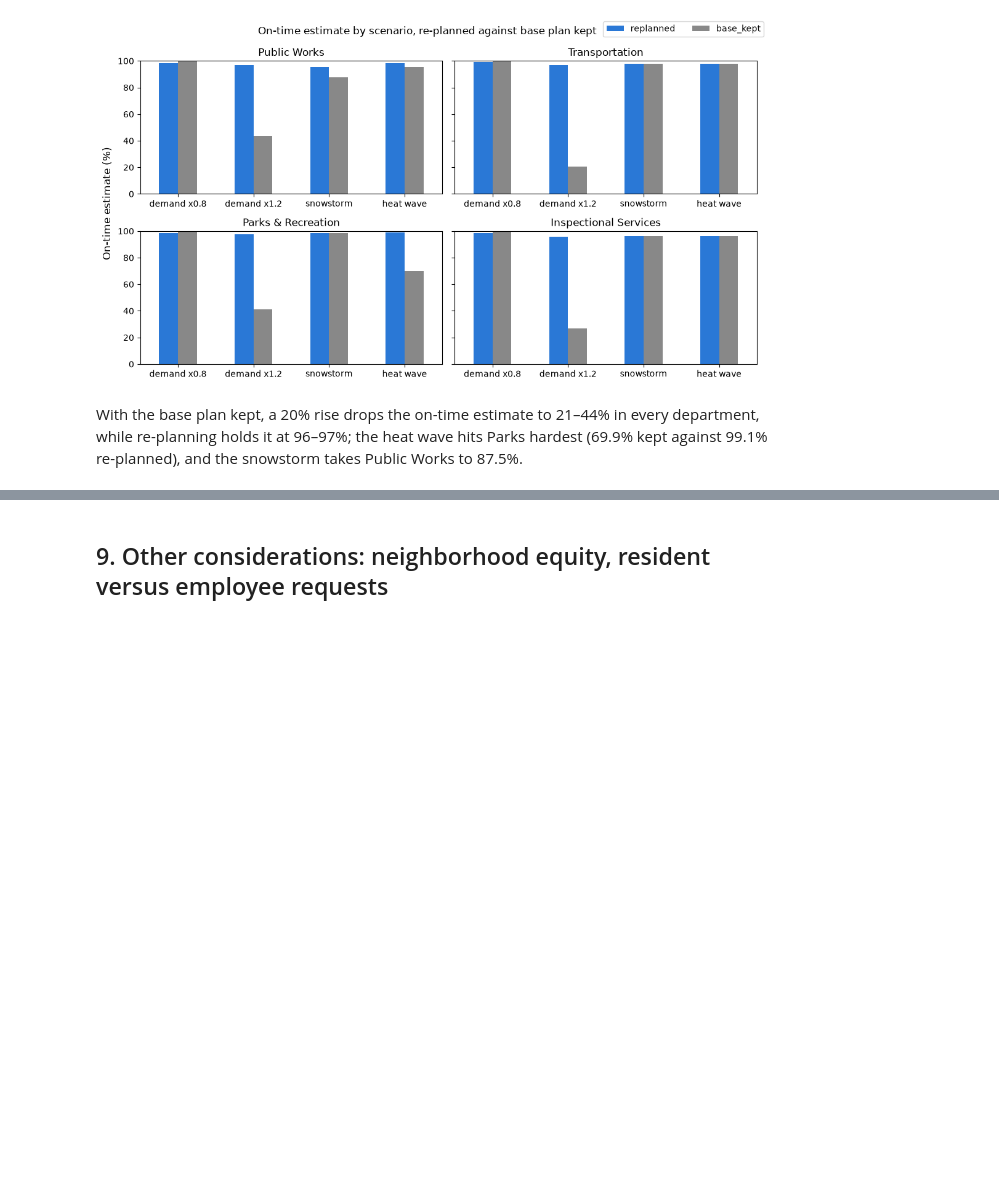
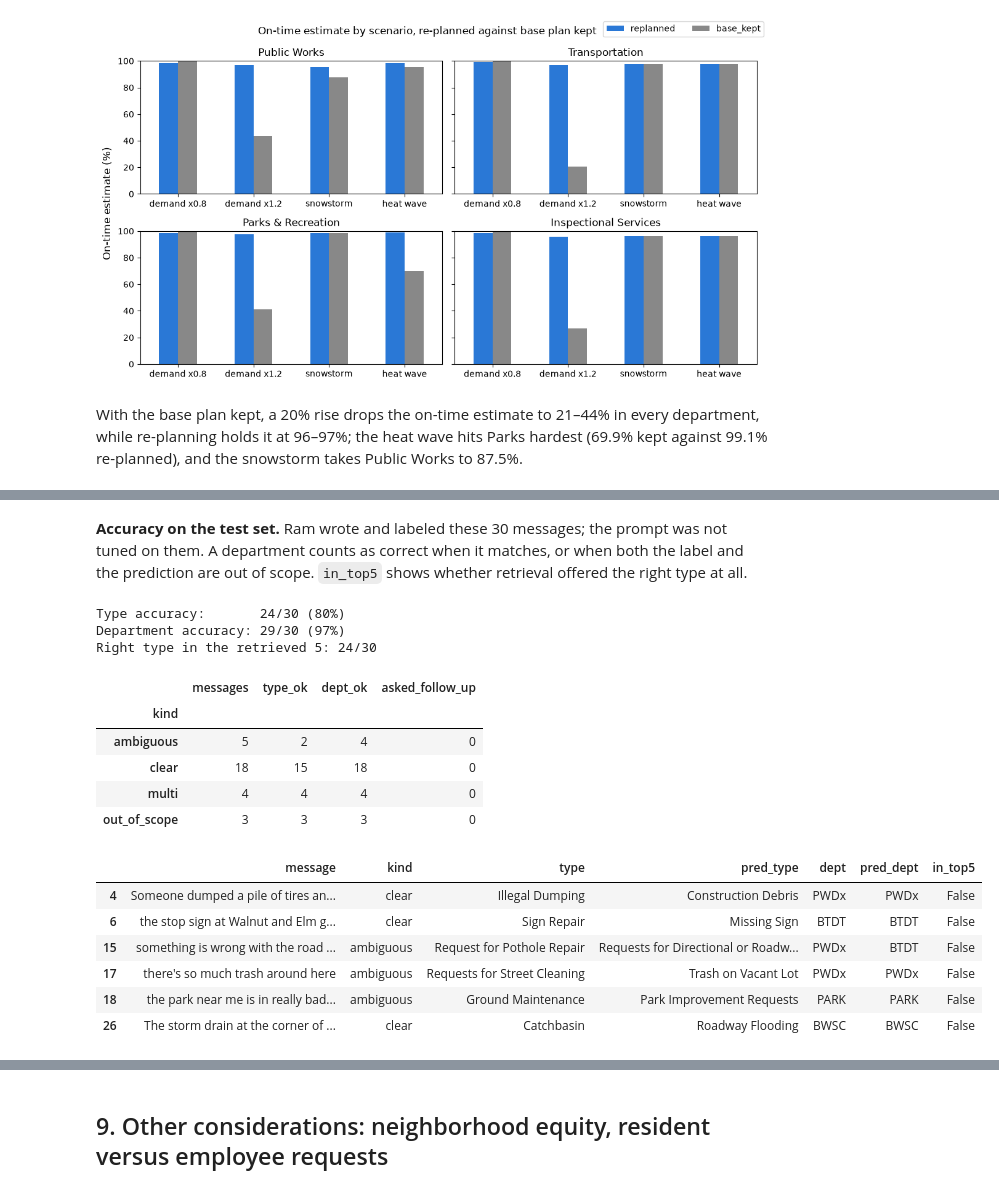
Before and after one commit to nishanth3112/Bos311-Crew-Planner, a Jupyter notebook: notebooks/boston311_crew_planner.ipynb, the cells around one changed output, grey strips where cells are left out. Drawn from its saved outputs; the diff is of its cells as text; code cells hidden in the pictures; blank space fills up the shorter version.

Commit message:
Add intake assistant, planner agent and Gradio app (Sections 6-8)

```diff
--- a/notebooks/boston311_crew_planner.ipynb
+++ b/notebooks/boston311_crew_planner.ipynb
@@ -484,0 +553,33 @@ With the base plan kept, a 20% rise drops the on-time estimate to 21–44% in ev
+# %% [markdown]
+**Accuracy on the test set.** Ram wrote and labeled these 30 messages; the prompt was not tuned on them. A department counts as correct when it matches, or when both the label and the prediction are out of scope. `in_top5` shows whether retrieval offered the right type at all.
+# %%
+test = pd.read_csv(ROOT / "data/intake_test_set.csv")
+res = pd.DataFrame([intake(m) for m in test.message])
+test["pred_type"], test["pred_dept"], test["clarify"] = res.type, res.dept, res.needs_clarification
+test["in_top5"] = [t in c or t == "OUT_OF_SCOPE" for t, c in zip(test.type, res.candidates)]
+test["type_ok"] = test.type == test.pred_type
+test["dept_ok"] = test.dept.fillna("") == test.pred_dept.fillna("")
+
+print(f"Type accuracy:       {test.type_ok.sum()}/{len(test)} ({test.type_ok.mean():.0%})")
+print(f"Department accuracy: {test.dept_ok.sum()}/{len(test)} ({test.dept_ok.mean():.0%})")
+print(f"Right type in the retrieved 5: {test.in_top5.sum()}/{len(test)}")
+display(test.groupby("kind").agg(messages=("type", "size"), type_ok=("type_ok", "sum"), dept_ok=("dept_ok", "sum"),
+                                 asked_follow_up=("clarify", "sum")))
+test.loc[~test.type_ok | ~test.dept_ok, ["message", "kind", "type", "pred_type", "dept", "pred_dept", "in_top5"]]
+# %% [output]
+Type accuracy:       24/30 (80%)
+Department accuracy: 29/30 (97%)
+Right type in the retrieved 5: 24/30
+|  | messages | type_ok | dept_ok | asked_follow_up |
+| kind |  |  |  |  |
+| ambiguous | 5 | 2 | 4 | 0 |
+| clear | 18 | 15 | 18 | 0 |
+| multi | 4 | 4 | 4 | 0 |
+| out_of_scope | 3 | 3 | 3 | 0 |
+|  | message | kind | type | pred_type | dept | pred_dept | in_top5 |
+| 4 | Someone dumped a pile of tires an... | clear | Illegal Dumping | Construction Debris | PWDx | PWDx | False |
+| 6 | the stop sign at Walnut and Elm g... | clear | Sign Repair | Missing Sign | BTDT | BTDT | False |
+| 15 | something is wrong with the road ... | ambiguous | Request for Pothole Repair | Requests for Directional or Roadw... | PWDx | BTDT | False |
+| 17 | there's so much trash around here | ambiguous | Requests for Street Cleaning | Trash on Vacant Lot | PWDx | PWDx | False |
+| 18 | the park near me is in really bad... | ambiguous | Ground Maintenance | Park Improvement Requests | PARK | PARK | False |
+| 26 | The storm drain at the corner of ... | clear | Catchbasin | Roadway Flooding | BWSC | BWSC | False |
```
Also changed, not shown: parts of 13 cells of this notebook.
